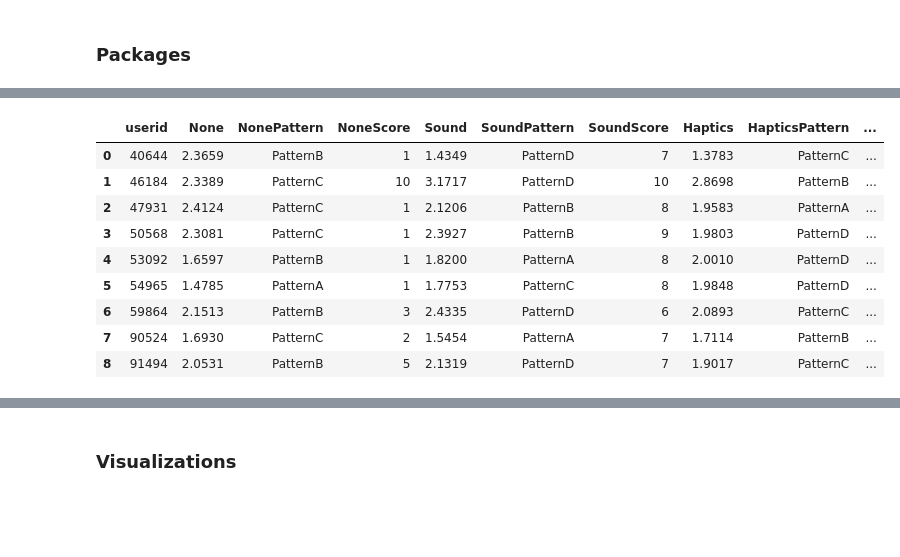
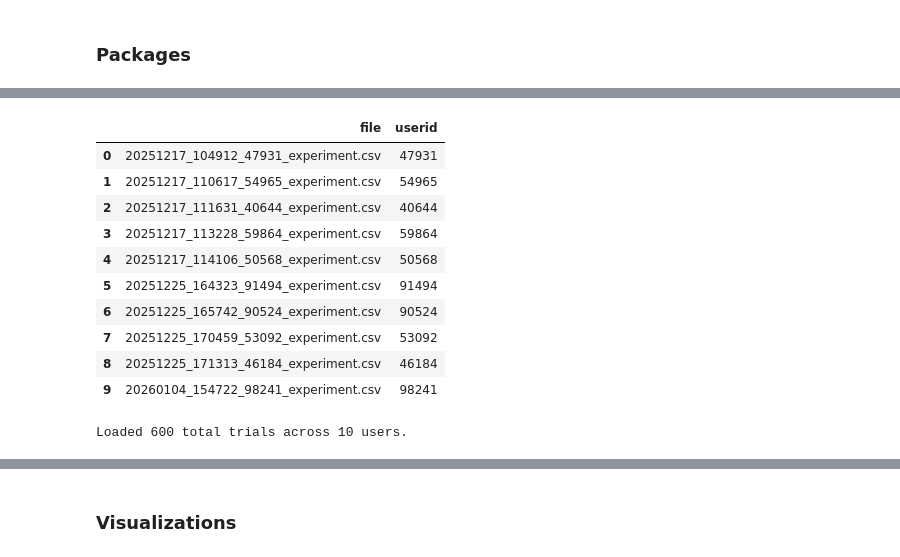
Before and after one commit to tiagoteixeira03/vr-sound-haptics, a Jupyter notebook: statistics.ipynb, the cells around one changed output, grey strips where cells are left out. Drawn from its saved outputs; the diff is of its cells as text; code cells hidden in the pictures; blank space fills up the shorter version.

```diff
--- a/statistics.ipynb
+++ b/statistics.ipynb
@@ -45,46 +45,102 @@ For each CSV, compute the mean time per condition across 15 rounds, capture the
 # %%
+# For each CSV, attach userid to every row, retain optional per-user summary, and create a long table of all observations.
+
 conditions = ["None", "Sound", "Haptics", "Both"]
+
+all_trials = []
+
 rows = []
 
+
+
 for csv_path in csv_files:
+
     df = pd.read_csv(csv_path, keep_default_na=False)
+
     user_id = extract_userid(csv_path)
 
+    df["userid"] = user_id
+
+    all_trials.append(df)
+
+
+
     summary = (
+
         df.groupby("Condition", as_index=True)
+
         .agg(
+
             mean_time=("Time", "mean"),
+
             pattern=("SequenceName", "first"),
+
             score=("RatingForCondition", "first"),
+
         )
+
     )
 
+
+
     row = {"userid": user_id}
+
     for cond in conditions:
+
         if cond in summary.index:
+
             row[cond] = round(summary.loc[cond, "mean_time"], 4)
+
             row[f"{cond}Pattern"] = summary.loc[cond, "pattern"]
+
             row[f"{cond}Score"] = summary.loc[cond, "score"]
+
         else:
+
             row[cond] = pd.NA
+
             row[f"{cond}Pattern"] = pd.NA
+
             row[f"{cond}Score"] = pd.NA
+
+
 
     rows.append(row)
 
+
+
+all_trials_df = (
+
+    pd.concat(all_trials, ignore_index=True)
+
+    .assign(Condition=lambda df_: df_["Condition"].astype("category"))
+
+)
+
+
+
 user_summary = pd.DataFrame(rows).sort_values("userid").reset_index(drop=True)
+
 output_path = data_dir / "condition_summary_by_user.csv"
+
 user_summary.to_csv(output_path, index=False)
-user_summary
+
+
+
+display(pd.DataFrame({"file": [p.name for p in csv_files], "userid": [extract_userid(p) for p in csv_files]}))
+
+print(f"Loaded {len(all_trials_df)} total trials across {len(user_summary)} users.")
 # %% [output]
-|  | userid | None | NonePattern | NoneScore | Sound | SoundPattern | SoundScore | Haptics | HapticsPattern | ... |
-| 0 | 40644 | 2.3659 | PatternB | 1 | 1.4349 | PatternD | 7 | 1.3783 | PatternC | ... |
-| 1 | 46184 | 2.3389 | PatternC | 10 | 3.1717 | PatternD | 10 | 2.8698 | PatternB | ... |
-| 2 | 47931 | 2.4124 | PatternC | 1 | 2.1206 | PatternB | 8 | 1.9583 | PatternA | ... |
-| 3 | 50568 | 2.3081 | PatternC | 1 | 2.3927 | PatternB | 9 | 1.9803 | PatternD | ... |
-| 4 | 53092 | 1.6597 | PatternB | 1 | 1.8200 | PatternA | 8 | 2.0010 | PatternD | ... |
-| 5 | 54965 | 1.4785 | PatternA | 1 | 1.7753 | PatternC | 8 | 1.9848 | PatternD | ... |
-| 6 | 59864 | 2.1513 | PatternB | 3 | 2.4335 | PatternD | 6 | 2.0893 | PatternC | ... |
-| 7 | 90524 | 1.6930 | PatternC | 2 | 1.5454 | PatternA | 7 | 1.7114 | PatternB | ... |
-| 8 | 91494 | 2.0531 | PatternB | 5 | 2.1319 | PatternD | 7 | 1.9017 | PatternC | ... |
+|  | file | userid |
+| 0 | 20251217_104912_47931_experiment.csv | 47931 |
+| 1 | 20251217_110617_54965_experiment.csv | 54965 |
+| 2 | 20251217_111631_40644_experiment.csv | 40644 |
+| 3 | 20251217_113228_59864_experiment.csv | 59864 |
+| 4 | 20251217_114106_50568_experiment.csv | 50568 |
+| 5 | 20251225_164323_91494_experiment.csv | 91494 |
+| 6 | 20251225_165742_90524_experiment.csv | 90524 |
+| 7 | 20251225_170459_53092_experiment.csv | 53092 |
+| 8 | 20251225_171313_46184_experiment.csv | 46184 |
+| 9 | 20260104_154722_98241_experiment.csv | 98241 |
+Loaded 600 total trials across 10 users.
 # %% [markdown]
```
Also changed, not shown: parts of 12 cells of this notebook, 2 other files.
